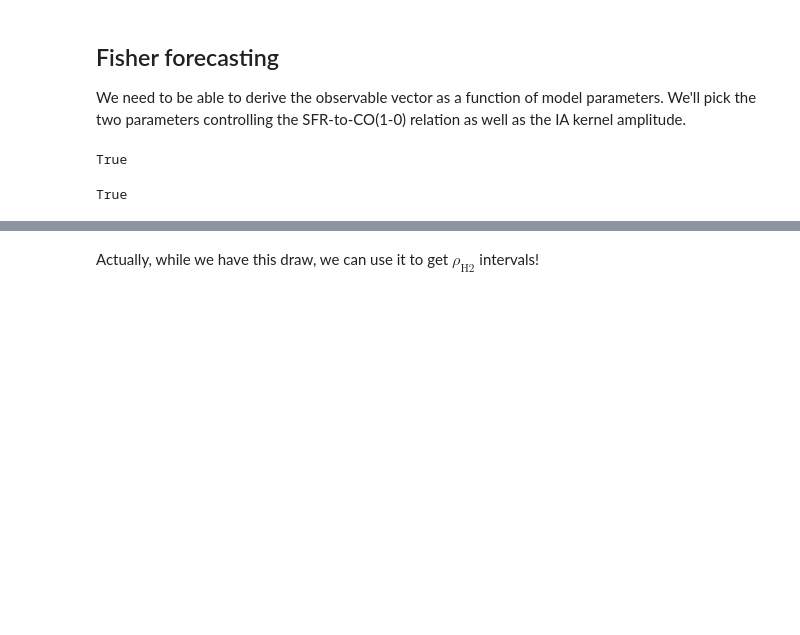
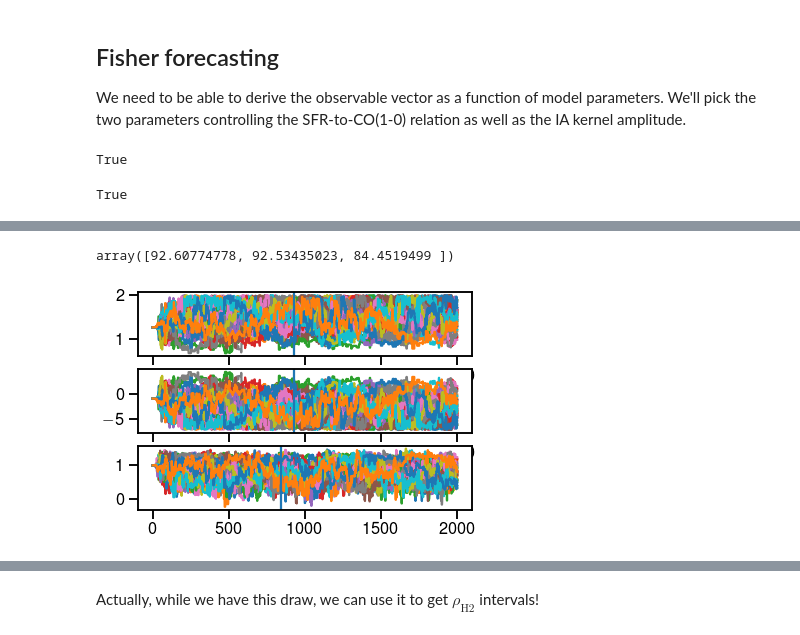
Before and after one commit to dongwooc/lim-lensing-predictions, a Jupyter notebook: code.ipynb, the cells around one changed output, grey strips where cells are left out. Saved outputs shown, nothing was run; the diff lists cells and outputs as text; code cells hidden in the pictures; blank space fills up the shorter version.

Commit message:
first iteration of emcee run; this is interim and next commit will have priorless run

```diff
--- a/code.ipynb
+++ b/code.ipynb
@@ -804,0 +810,8 @@ For the Fisher analysis we estimate the derivative of the observable vector with
+# %%
+def loglik(x):
+    delta_observable = observable_vector_Y10_recalc(*x)-observable_vector_Y10
+    loglik = -0.5*np.matmul(delta_observable,np.matmul(covar_CplusS3_Y10_inv,delta_observable))
+    if np.isnan(loglik) or x[0] < 0.5 or x[0] > 2:
+        return -np.inf
+    else:
+        return loglik#-0.5*(x[-1]-1)**2/0.5**2
@@ -804,0 +830,2 @@ For the Fisher analysis we estimate the derivative of the observable vector with
+# %%
+sampler = emcee.EnsembleSampler(32,3,loglik,pool=mp.Pool(),backend=backend)
@@ -804,0 +854,11 @@ For the Fisher analysis we estimate the derivative of the observable vector with
+# %%
+sampler.get_autocorr_time(tol=0)
+# %% [output]
+array([92.60774778, 92.53435023, 84.4519499 ])
+# %%
+for i in range(3):
+    pl.subplot(311+i)
+    pl.plot(sampler.get_chain()[...,i])
+    pl.axvline(10*sampler.get_autocorr_time(tol=0)[i])
+# %% [output]
+[figure, added]
```
Also changed, not shown: parts of 263 cells of this notebook, 12 other files.
